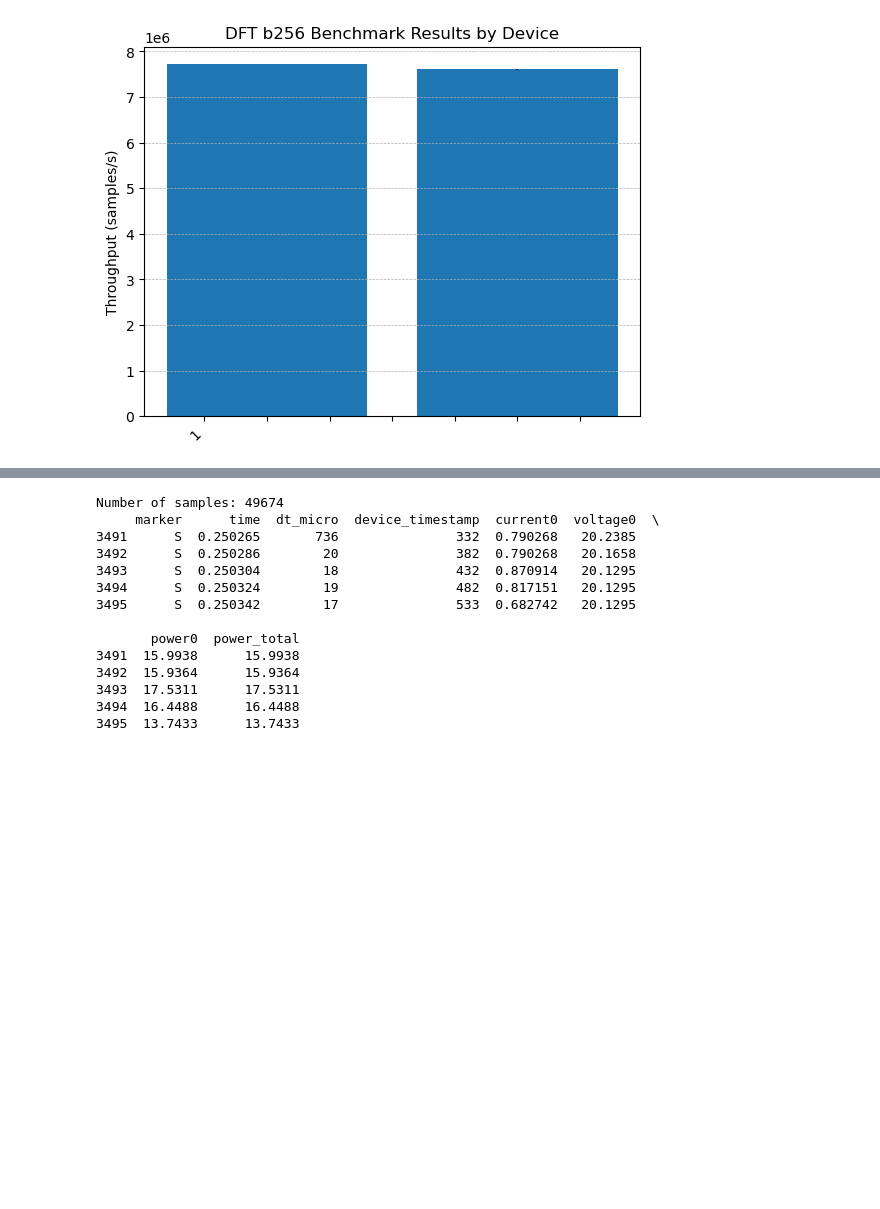
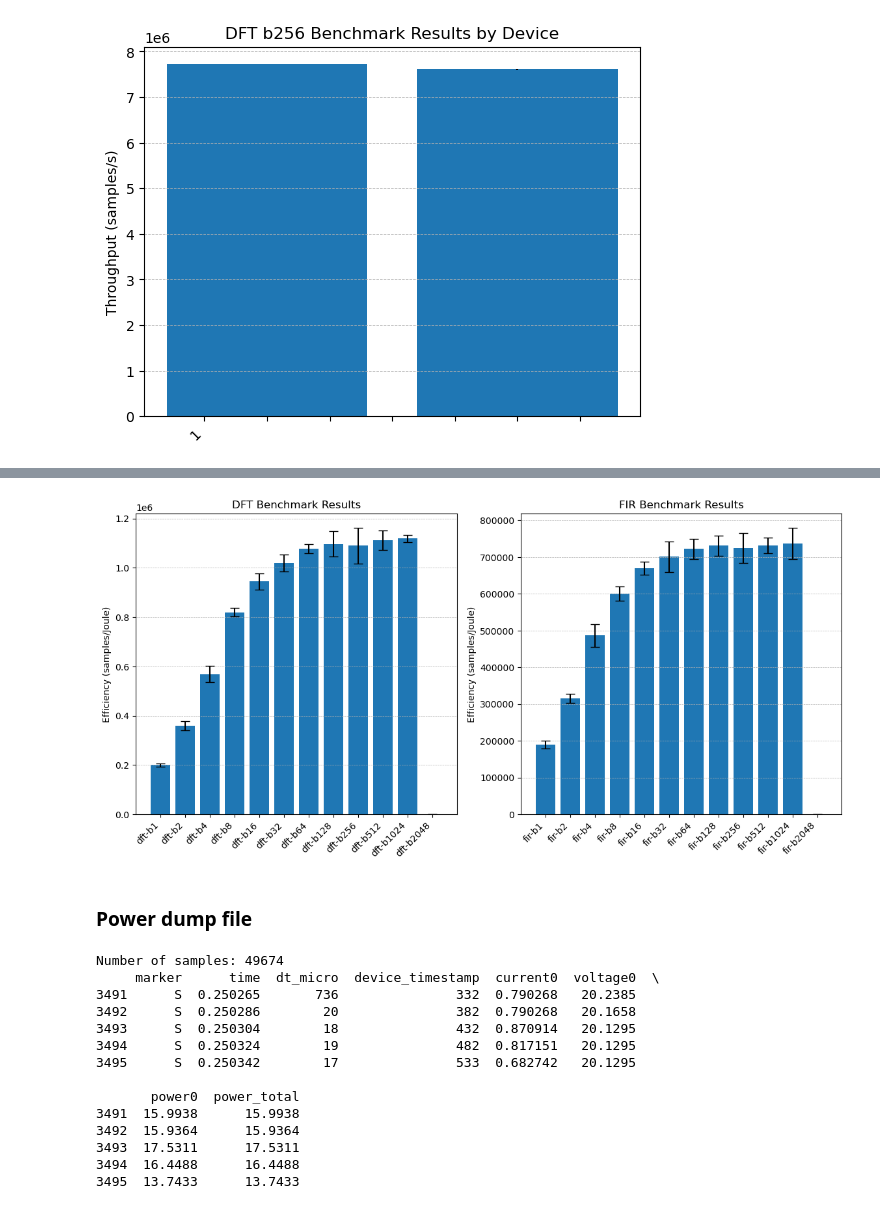
Before and after one commit to HendrikLambert/nvdla-ppf, a Jupyter notebook: analysis/analysis.ipynb, the cells around one changed output, grey strips where cells are left out. Cells and saved outputs as stored; diff of their text form; code cells hidden in the pictures; blank space fills up the shorter version.

```diff
--- a/analysis/analysis.ipynb
+++ b/analysis/analysis.ipynb
@@ -89,3 +133,24 @@ ax.grid(axis='y', linestyle='--', linewidth=0.5)
+# %%
+# FIR and DFT efficiency
+
+fig, axs = plt.subplots(1, 2, figsize=(14, 6))
+# Plot DFT stats
+axs[0].bar(sep_stats_dft['model_short'], sep_stats_dft['samples_per_joule_mean'], yerr=sep_stats_dft['samples_per_joule_std'], capsize=5)
+axs[0].set_title('DFT Benchmark Results')
+axs[0].set_ylabel('Efficiency (samples/Joule)')
+axs[0].set_xticklabels(sep_stats_dft['model_short'], rotation=45, ha='right')
+axs[0].grid(axis='y', linestyle='--', linewidth=0.5)
+
+# Plot FIR stats
+axs[1].bar(sep_stats_fir['model_short'], sep_stats_fir['samples_per_joule_mean'], yerr=sep_stats_fir['samples_per_joule_std'], capsize=5)
+axs[1].set_title('FIR Benchmark Results')
+axs[1].set_ylabel('Efficiency (samples/Joule)')
+axs[1].set_xticklabels(sep_stats_fir['model_short'], rotation=45, ha='right')
+axs[1].grid(axis='y', linestyle='--', linewidth=0.5)
+# %% [output]
+[figure, added]
+# %% [markdown]
+### Power dump file
 # %%
 # Power dump file
 
```
Also changed, not shown: parts of 5 cells of this notebook, 10 other files.
